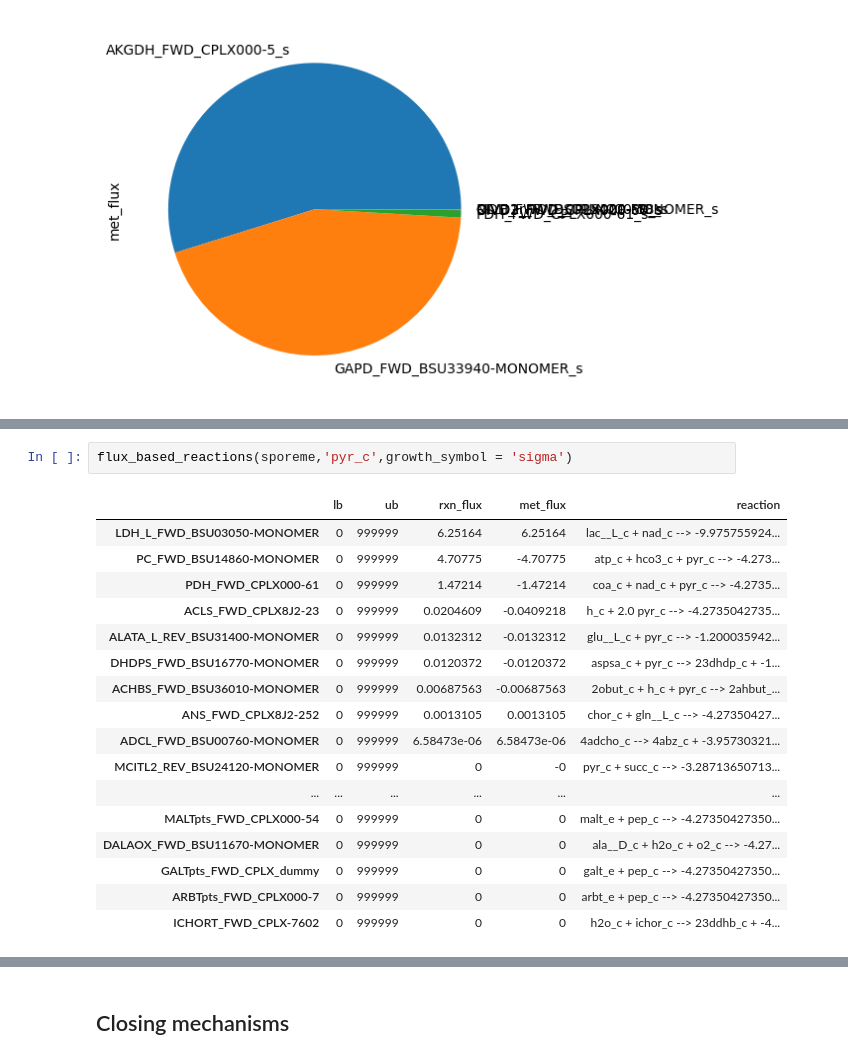
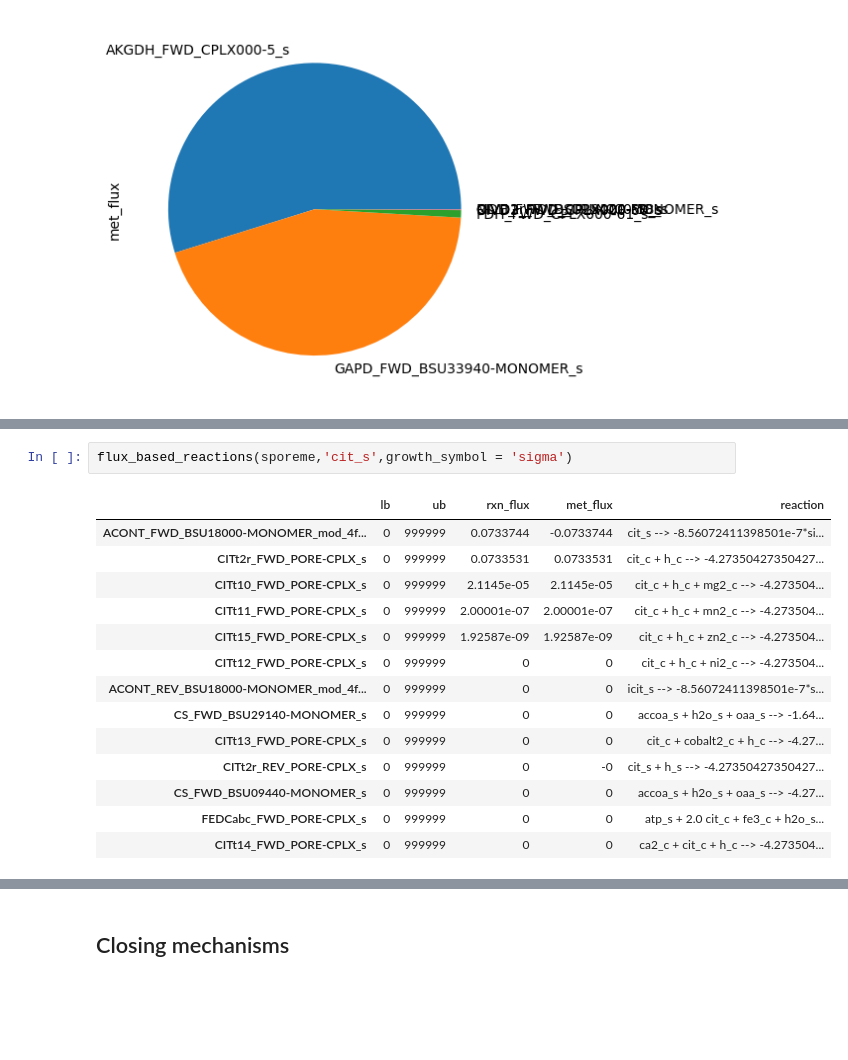
Before and after one commit to jdtibochab/sporeme, a Jupyter notebook: bacillusme/analysis/spore/2.1.1.ATPSupplyMechanisms.ipynb, the cells around one changed output, grey strips where cells are left out. Saved outputs shown, nothing was run; the diff lists cells and outputs as text; blank space fills up the shorter version.

```diff
--- a/bacillusme/analysis/spore/2.1.1.ATPSupplyMechanisms.ipynb
+++ b/bacillusme/analysis/spore/2.1.1.ATPSupplyMechanisms.ipynb
@@ -278,21 +376,18 @@ flux_based_reactions(sporeme,'nadh_c',growth_symbol = 'sigma')
 # %%
-flux_based_reactions(sporeme,'pyr_c',growth_symbol = 'sigma')
+flux_based_reactions(sporeme,'cit_s',growth_symbol = 'sigma')
 # %% [output]
 |  | lb | ub | rxn_flux | met_flux | reaction |
-| LDH_L_FWD_BSU03050-MONOMER | 0 | 999999 | 6.25164 | 6.25164 | lac__L_c + nad_c --> -9.975755924... |
-| PC_FWD_BSU14860-MONOMER | 0 | 999999 | 4.70775 | -4.70775 | atp_c + hco3_c + pyr_c --> -4.273... |
-| PDH_FWD_CPLX000-61 | 0 | 999999 | 1.47214 | -1.47214 | coa_c + nad_c + pyr_c --> -4.2735... |
-| ACLS_FWD_CPLX8J2-23 | 0 | 999999 | 0.0204609 | -0.0409218 | h_c + 2.0 pyr_c --> -4.2735042735... |
-| ALATA_L_REV_BSU31400-MONOMER | 0 | 999999 | 0.0132312 | -0.0132312 | glu__L_c + pyr_c --> -1.200035942... |
-| DHDPS_FWD_BSU16770-MONOMER | 0 | 999999 | 0.0120372 | -0.0120372 | aspsa_c + pyr_c --> 23dhdp_c + -1... |
-| ACHBS_FWD_BSU36010-MONOMER | 0 | 999999 | 0.00687563 | -0.00687563 | 2obut_c + h_c + pyr_c --> 2ahbut_... |
-| ANS_FWD_CPLX8J2-252 | 0 | 999999 | 0.0013105 | 0.0013105 | chor_c + gln__L_c --> -4.27350427... |
-| ADCL_FWD_BSU00760-MONOMER | 0 | 999999 | 6.58473e-06 | 6.58473e-06 | 4adcho_c --> 4abz_c + -3.95730321... |
-| MCITL2_REV_BSU24120-MONOMER | 0 | 999999 | 0 | -0 | pyr_c + succ_c --> -3.28713650713... |
-| ... | ... | ... | ... | ... | ... |
-| MALTpts_FWD_CPLX000-54 | 0 | 999999 | 0 | 0 | malt_e + pep_c --> -4.27350427350... |
-| DALAOX_FWD_BSU11670-MONOMER | 0 | 999999 | 0 | 0 | ala__D_c + h2o_c + o2_c --> -4.27... |
-| GALTpts_FWD_CPLX_dummy | 0 | 999999 | 0 | 0 | galt_e + pep_c --> -4.27350427350... |
-| ARBTpts_FWD_CPLX000-7 | 0 | 999999 | 0 | 0 | arbt_e + pep_c --> -4.27350427350... |
-| ICHORT_FWD_CPLX-7602 | 0 | 999999 | 0 | 0 | h2o_c + ichor_c --> 23ddhb_c + -4... |
+| ACONT_FWD_BSU18000-MONOMER_mod_4f... | 0 | 999999 | 0.0733744 | -0.0733744 | cit_s --> -8.56072411398501e-7*si... |
+| CITt2r_FWD_PORE-CPLX_s | 0 | 999999 | 0.0733531 | 0.0733531 | cit_c + h_c --> -4.27350427350427... |
+| CITt10_FWD_PORE-CPLX_s | 0 | 999999 | 2.1145e-05 | 2.1145e-05 | cit_c + h_c + mg2_c --> -4.273504... |
+| CITt11_FWD_PORE-CPLX_s | 0 | 999999 | 2.00001e-07 | 2.00001e-07 | cit_c + h_c + mn2_c --> -4.273504... |
+| CITt15_FWD_PORE-CPLX_s | 0 | 999999 | 1.92587e-09 | 1.92587e-09 | cit_c + h_c + zn2_c --> -4.273504... |
+| CITt12_FWD_PORE-CPLX_s | 0 | 999999 | 0 | 0 | cit_c + h_c + ni2_c --> -4.273504... |
+| ACONT_REV_BSU18000-MONOMER_mod_4f... | 0 | 999999 | 0 | 0 | icit_s --> -8.56072411398501e-7*s... |
+| CS_FWD_BSU29140-MONOMER_s | 0 | 999999 | 0 | 0 | accoa_s + h2o_s + oaa_s --> -1.64... |
+| CITt13_FWD_PORE-CPLX_s | 0 | 999999 | 0 | 0 | cit_c + cobalt2_c + h_c --> -4.27... |
+| CITt2r_REV_PORE-CPLX_s | 0 | 999999 | 0 | -0 | cit_s + h_s --> -4.27350427350427... |
+| CS_FWD_BSU09440-MONOMER_s | 0 | 999999 | 0 | 0 | accoa_s + h2o_s + oaa_s --> -4.27... |
+| FEDCabc_FWD_PORE-CPLX_s | 0 | 999999 | 0 | 0 | atp_s + 2.0 cit_c + fe3_c + h2o_s... |
+| CITt14_FWD_PORE-CPLX_s | 0 | 999999 | 0 | 0 | ca2_c + cit_c + h_c --> -4.273504... |
 # %%
```
Also changed, not shown: parts of 26 cells of this notebook, 3 other files.
